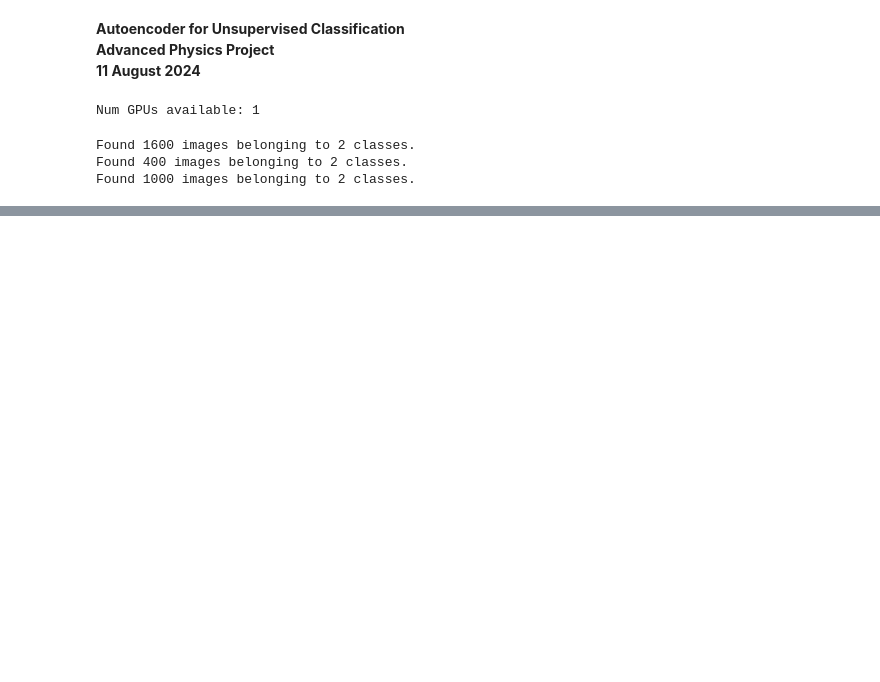
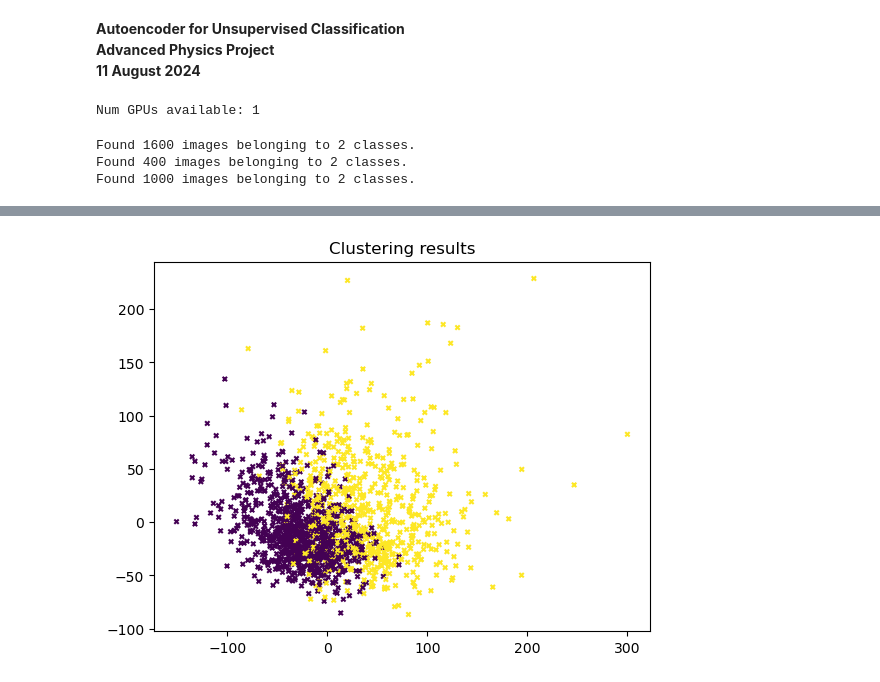
Before and after one commit to brenttsss/cats-dogs-autoencoder, a Jupyter notebook: unsupervised_learning.ipynb, the cells around one changed output, grey strips where cells are left out. Drawn from its saved outputs; the diff is of its cells as text; code cells hidden in the pictures; blank space fills up the shorter version.

```diff
--- a/unsupervised_learning.ipynb
+++ b/unsupervised_learning.ipynb
@@ -168,17 +140,0 @@ plt.show()
-# %%
-# Creating the training and validation generators that will be used to train and validate the classifier model
-train_generator = model_datagen.flow_from_directory(
-    train_dir,
-    target_size=(150, 150),
-    batch_size=100,
-    class_mode='binary',
-    subset='training'
-)
-
-validation_generator = model_datagen.flow_from_directory(
-    train_dir,
-    target_size=(150, 150),
-    batch_size=100,
-    class_mode='binary',
-    subset='validation'
-)
@@ -260,0 +141,17 @@ plt.show()
+# %%
+# Creating the encoder model
+encoder = Model(input_img, encoded)
+
+# Extracting features using the encoder
+encoded_features = encoder.predict(train_generator)
+
+# Reshaping the encoded features
+encoded_features_flat = encoded_features.reshape(encoded_features.shape[0], -1)
+
+# Standardizing the features
+scaler = StandardScaler()
+encoded_features_flat = scaler.fit_transform(encoded_features_flat)
+
+# Applying PCA for dimensionality reduction (optional)
+pca = PCA(n_components=50)
+encoded_features_flat = pca.fit_transform(encoded_features_flat)
@@ -260,0 +160,12 @@ plt.show()
+# %%
+# Apply Gaussian Mixture Model (GMM) clustering to the latent features
+gmm = GaussianMixture(n_components=2, random_state=42)
+gmm.fit(encoded_features_flat)
+cluster_labels = gmm.predict(encoded_features_flat)
+# %%
+# Visualizing the clusters
+plt.scatter(encoded_features_flat[:, 0], encoded_features_flat[:, 1], c=cluster_labels, cmap='viridis', marker='x', s=10)
+plt.title('Clustering results')
+plt.show()
+# %% [output]
+[figure, added]
```
Also changed, not shown: parts of 13 cells of this notebook.
